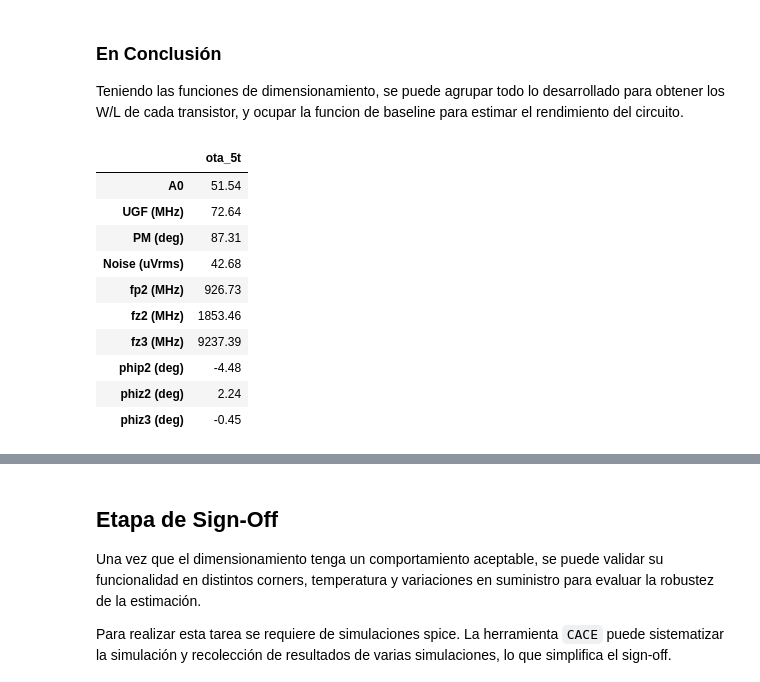
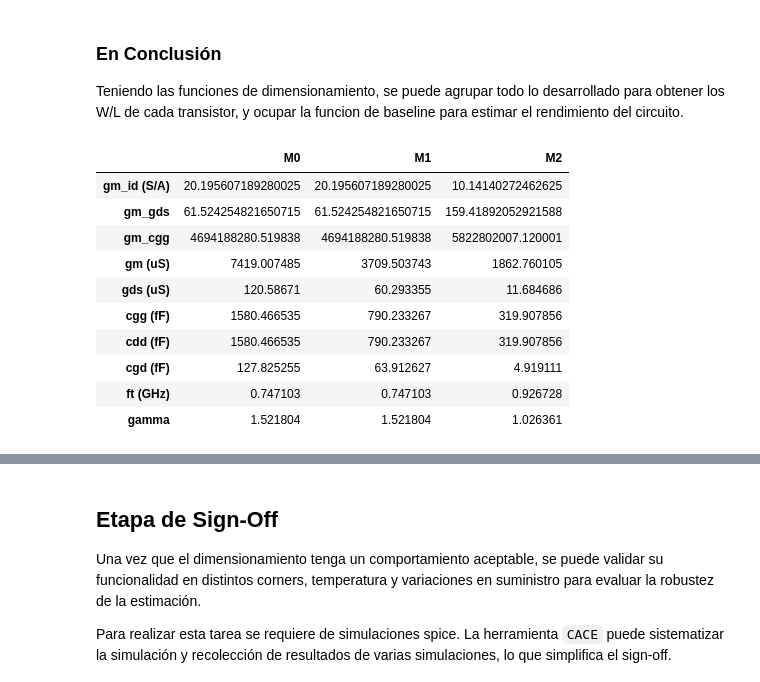
Before and after one commit to ChipUSM/usm-vlsi-tools, a Jupyter notebook: shared_xserver/modules/ota-5t/script/baseline.ipynb, the cells around one changed output, grey strips where cells are left out. Cells and saved outputs as stored; diff of their text form; code cells hidden in the pictures.

Commit message:
Updated ota5-t baseline code, removed dataframes and series objects to simplify usage

```diff
--- a/shared_xserver/modules/ota-5t/script/baseline.ipynb
+++ b/shared_xserver/modules/ota-5t/script/baseline.ipynb
@@ -726,53 +729,45 @@ def ota_sizing(system: pd.DataFrame, fets: pd.DataFrame):
+# %%
+def ota_sizing(system: System, fets: Fets) -> tuple[System, Fets]:
+    system = deepcopy(system)
+    fets = deepcopy(fets)
+
+    fets = ota_5t_find_L(system, fets)
+    system = ota_5t_find_cl(system, fets, margin=1.2)
+    system = ota_5t_find_UGF(system, fets)
+    fets = ota_5t_find_M1_gm(system, fets)
+    system = ota_5t_find_ib(system, fets)
+    fets = ota_5t_find_id(system, fets)
+    fets = ota_5t_find_w_nf(system, fets)
+
+    return system, fets
 # %%
-system = pd.DataFrame({
-    "specs": {
-        "T": 300,
-        "A0": 30,
-        "PM": 80,
-        "NOI": 50e-6
-    }
-})
+system = {"T": 300, "A0": 30, "PM": 80, "NOI": 50e-6}
 
 gm_id = 20
 gm2_gm1 = 0.5
 
-fets = pd.DataFrame({
-    "M0": {
-        "type": nfet_lvt,
-        "gm_id": gm_id,
-        "vds": 0.3,
-        "vsb": 0.0
-    },
-    "M1": {
-        "type": nfet_lvt,
-        "gm_id": gm_id,
-        "vds": 0.3,
-        "vsb": 0.0
-    },
-    "M2": {
-        "type": pfet,
-        "gm_id": gm2_gm1 * gm_id,
-        "vds": 0.9,
-        "vsb": 0.0
-    }})
+fets = {
+    "M0": {"type": nfet_lvt, "gm_id": gm_id, "vds": 0.3, "vsb": 0.0},
+    "M1": {"type": nfet_lvt, "gm_id": gm_id, "vds": 0.3, "vsb": 0.0},
+    "M2": {"type": pfet, "gm_id": gm2_gm1 * gm_id, "vds": 0.9, "vsb": 0.0},
+}
 
-new_system, new_fets = ota_sizing(system, fets)
+system, fets = ota_sizing(system, fets)
 
-# La corriente debe agregarse manualmente
-new_fets.loc["id", "M0"] = new_system["specs"]["Ib"]
-new_fets.loc["id", "M1"] = new_system["specs"]["Ib"] / 2
-new_fets.loc["id", "M2"] = new_system["specs"]["Ib"] / 2
+filled_fets = ota_5t_fill_fets(system, fets)
+system_specs = ota_5t_get_system_specs(system, filled_fets)
 
-get_system_specs(new_system["specs"], ota_process_fets(new_system["specs"], new_fets))
+display(ota_5t_adjust_fets_magnitudes(filled_fets))
+display(ota_5t_adjust_system_magnitudes(system_specs))
 # %% [output]
-|  | ota_5t |
-| A0 | 51.54 |
-| UGF (MHz) | 72.64 |
-| PM (deg) | 87.31 |
-| Noise (uVrms) | 42.68 |
-| fp2 (MHz) | 926.73 |
-| fz2 (MHz) | 1853.46 |
-| fz3 (MHz) | 9237.39 |
-| phip2 (deg) | -4.48 |
-| phiz2 (deg) | 2.24 |
-| phiz3 (deg) | -0.45 |
+|  | M0 | M1 | M2 |
+| gm_id (S/A) | 20.195607189280025 | 20.195607189280025 | 10.14140272462625 |
+| gm_gds | 61.524254821650715 | 61.524254821650715 | 159.41892052921588 |
+| gm_cgg | 4694188280.519838 | 4694188280.519838 | 5822802007.120001 |
+| gm (uS) | 7419.007485 | 3709.503743 | 1862.760105 |
+| gds (uS) | 120.58671 | 60.293355 | 11.684686 |
+| cgg (fF) | 1580.466535 | 790.233267 | 319.907856 |
+| cdd (fF) | 1580.466535 | 790.233267 | 319.907856 |
+| cgd (fF) | 127.825255 | 63.912627 | 4.919111 |
+| ft (GHz) | 0.747103 | 0.747103 | 0.926728 |
+| gamma | 1.521804 | 1.521804 | 1.026361 |
```
Also changed, not shown: parts of 15 cells of this notebook.
